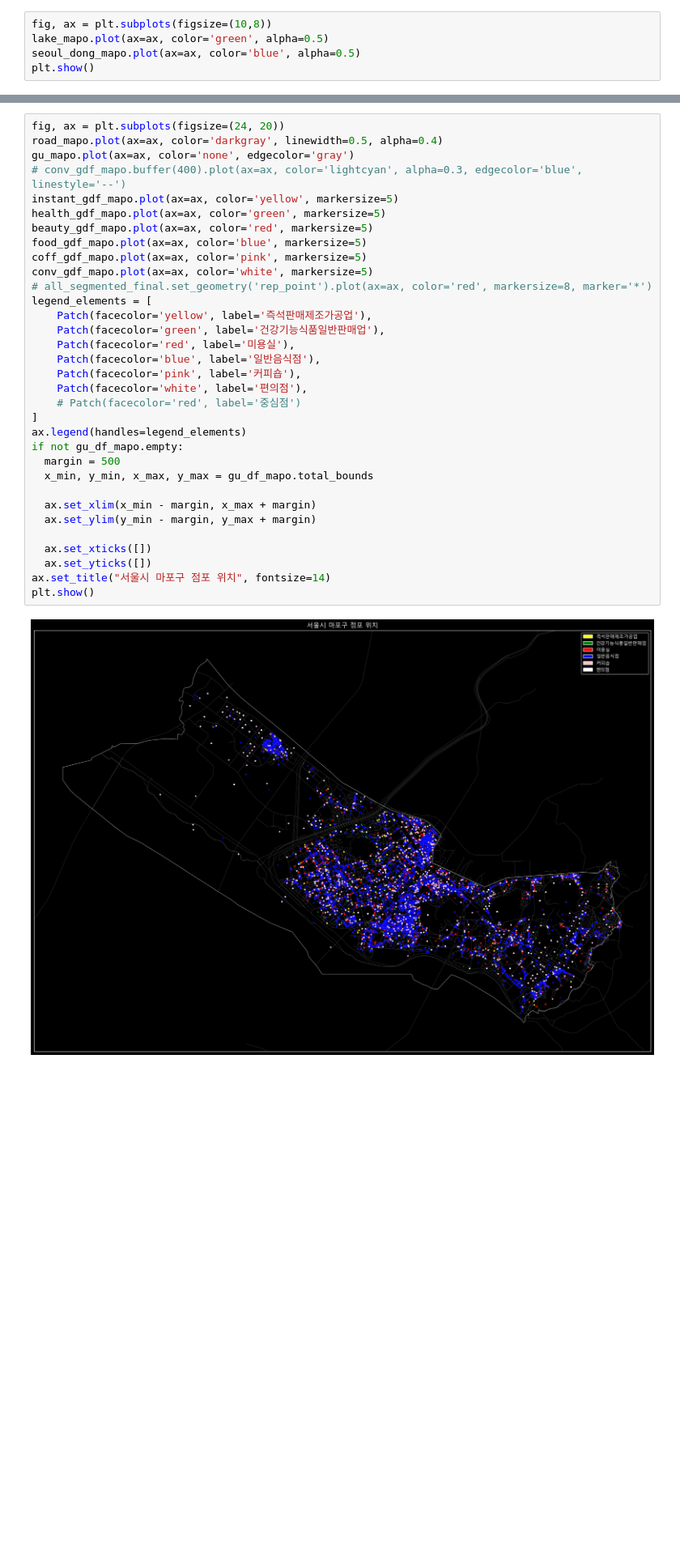
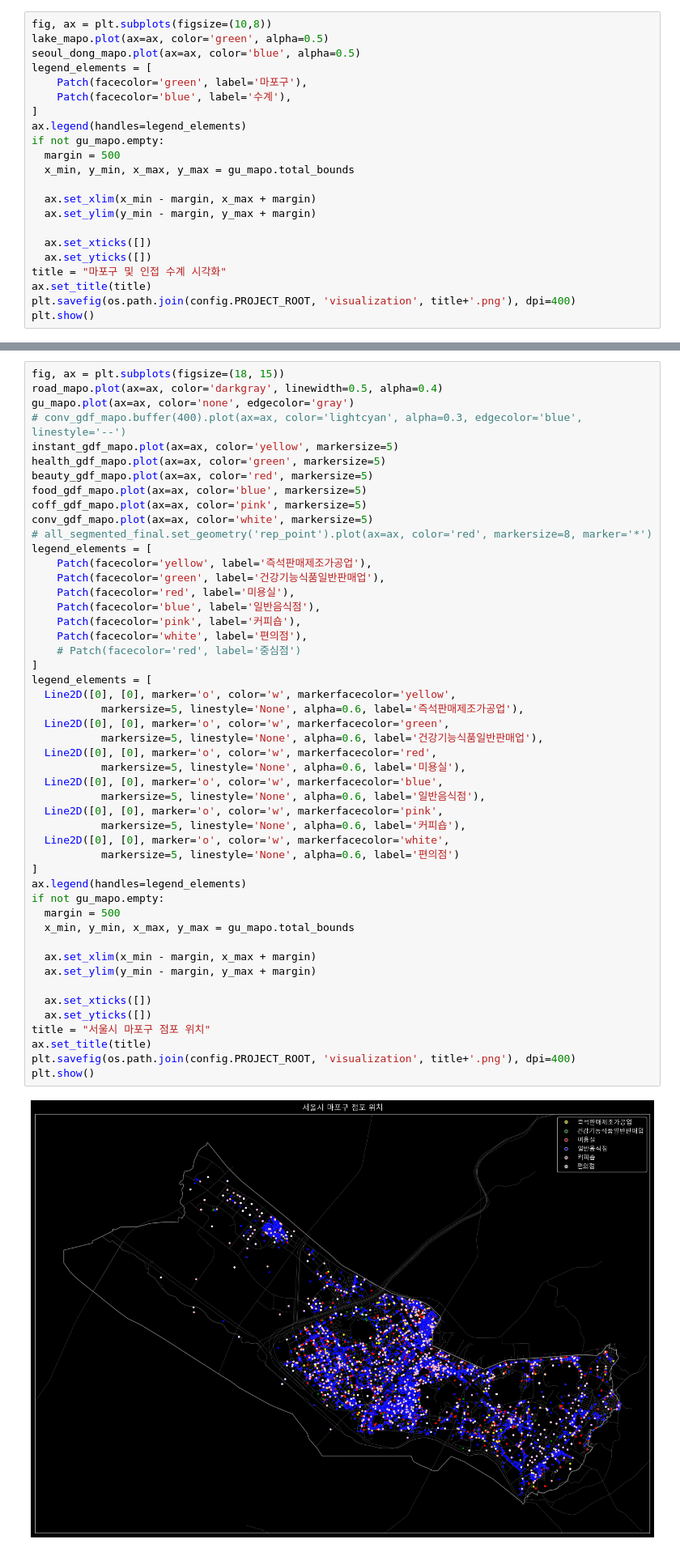
Before and after one commit to KyungMinseo1/AI-Expansion-LAB, a Jupyter notebook: notebooks/data_for_mapo.ipynb, the cells around one changed output, grey strips where cells are left out. Shown at 81% size. Drawn from its saved outputs; the diff is of its cells as text; blank space fills up the shorter version.

```diff
--- a/notebooks/data_for_mapo.ipynb
+++ b/notebooks/data_for_mapo.ipynb
@@ -87,5 +89,22 @@ display(seoul_dong_mapo.head(5))
 fig, ax = plt.subplots(figsize=(10,8))
 lake_mapo.plot(ax=ax, color='green', alpha=0.5)
 seoul_dong_mapo.plot(ax=ax, color='blue', alpha=0.5)
+legend_elements = [
+    Patch(facecolor='green', label='마포구'),
+    Patch(facecolor='blue', label='수계'),
+]
+ax.legend(handles=legend_elements)
+if not gu_mapo.empty:
+  margin = 500
+  x_min, y_min, x_max, y_max = gu_mapo.total_bounds
+
+  ax.set_xlim(x_min - margin, x_max + margin)
+  ax.set_ylim(y_min - margin, y_max + margin)
+
+  ax.set_xticks([])
+  ax.set_yticks([])
+title = "마포구 및 인접 수계 시각화"
+ax.set_title(title)
+plt.savefig(os.path.join(config.PROJECT_ROOT, 'visualization', title+'.png'), dpi=400)
 plt.show()
 # %% [output]
@@ -575,40 +520,56 @@ food_gdf_mapo = food_gdf.sjoin(gu_mapo, how='inner', predicate='within')[food_gd
 coff_gdf_mapo = coff_gdf.sjoin(gu_mapo, how='inner', predicate='within')[coff_gdf_col]
 conv_gdf_mapo = conv_gdf.sjoin(gu_mapo, how='inner', predicate='within')[conv_gdf_col]
 # %%
-fig, ax = plt.subplots(figsize=(24, 20))
+fig, ax = plt.subplots(figsize=(18, 15))
 road_mapo.plot(ax=ax, color='darkgray', linewidth=0.5, alpha=0.4)
 gu_mapo.plot(ax=ax, color='none', edgecolor='gray')
 # conv_gdf_mapo.buffer(400).plot(ax=ax, color='lightcyan', alpha=0.3, edgecolor='blue', linestyle='--')
 instant_gdf_mapo.plot(ax=ax, color='yellow', markersize=5)
 health_gdf_mapo.plot(ax=ax, color='green', markersize=5)
 beauty_gdf_mapo.plot(ax=ax, color='red', markersize=5)
 food_gdf_mapo.plot(ax=ax, color='blue', markersize=5)
 coff_gdf_mapo.plot(ax=ax, color='pink', markersize=5)
 conv_gdf_mapo.plot(ax=ax, color='white', markersize=5)
 # all_segmented_final.set_geometry('rep_point').plot(ax=ax, color='red', markersize=8, marker='*')
 legend_elements = [
     Patch(facecolor='yellow', label='즉석판매제조가공업'),
     Patch(facecolor='green', label='건강기능식품일반판매업'),
     Patch(facecolor='red', label='미용실'),
     Patch(facecolor='blue', label='일반음식점'),
     Patch(facecolor='pink', label='커피숍'),
     Patch(facecolor='white', label='편의점'),
     # Patch(facecolor='red', label='중심점')
 ]
+legend_elements = [
+  Line2D([0], [0], marker='o', color='w', markerfacecolor='yellow',
+           markersize=5, linestyle='None', alpha=0.6, label='즉석판매제조가공업'),
+  Line2D([0], [0], marker='o', color='w', markerfacecolor='green',
+           markersize=5, linestyle='None', alpha=0.6, label='건강기능식품일반판매업'),
+  Line2D([0], [0], marker='o', color='w', markerfacecolor='red',
+           markersize=5, linestyle='None', alpha=0.6, label='미용실'),
+  Line2D([0], [0], marker='o', color='w', markerfacecolor='blue',
+           markersize=5, linestyle='None', alpha=0.6, label='일반음식점'),
+  Line2D([0], [0], marker='o', color='w', markerfacecolor='pink',
+           markersize=5, linestyle='None', alpha=0.6, label='커피숍'),
+  Line2D([0], [0], marker='o', color='w', markerfacecolor='white',
+           markersize=5, linestyle='None', alpha=0.6, label='편의점')
+]
 ax.legend(handles=legend_elements)
-if not gu_df_mapo.empty:
+if not gu_mapo.empty:
   margin = 500
-  x_min, y_min, x_max, y_max = gu_df_mapo.total_bounds
+  x_min, y_min, x_max, y_max = gu_mapo.total_bounds
 
   ax.set_xlim(x_min - margin, x_max + margin)
   ax.set_ylim(y_min - margin, y_max + margin)
 
   ax.set_xticks([])
   ax.set_yticks([])
-ax.set_title("서울시 마포구 점포 위치", fontsize=14)
+title = "서울시 마포구 점포 위치"
+ax.set_title(title)
+plt.savefig(os.path.join(config.PROJECT_ROOT, 'visualization', title+'.png'), dpi=400)
 plt.show()
 # %% [output]
-[figure, old version]
+[figure, new version]
 # %%
 # 즉석판매제조가공업, 건강기능식품일반판매업(영업장판매), 미용업, 일반음식점, 휴게음식점(커피숍, 편의점)
 store_df = {
```
Also changed, not shown: parts of 14 cells of this notebook.
